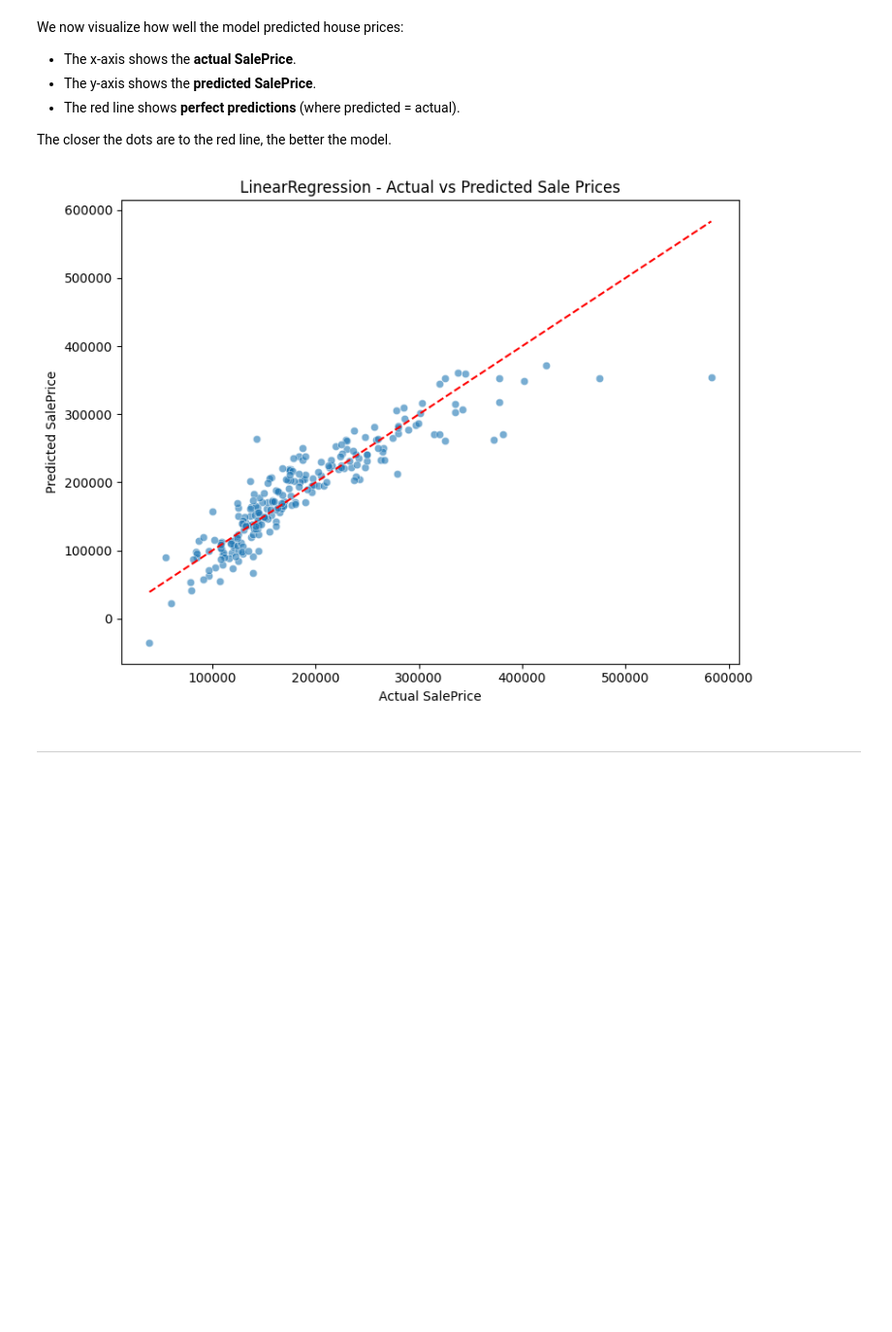
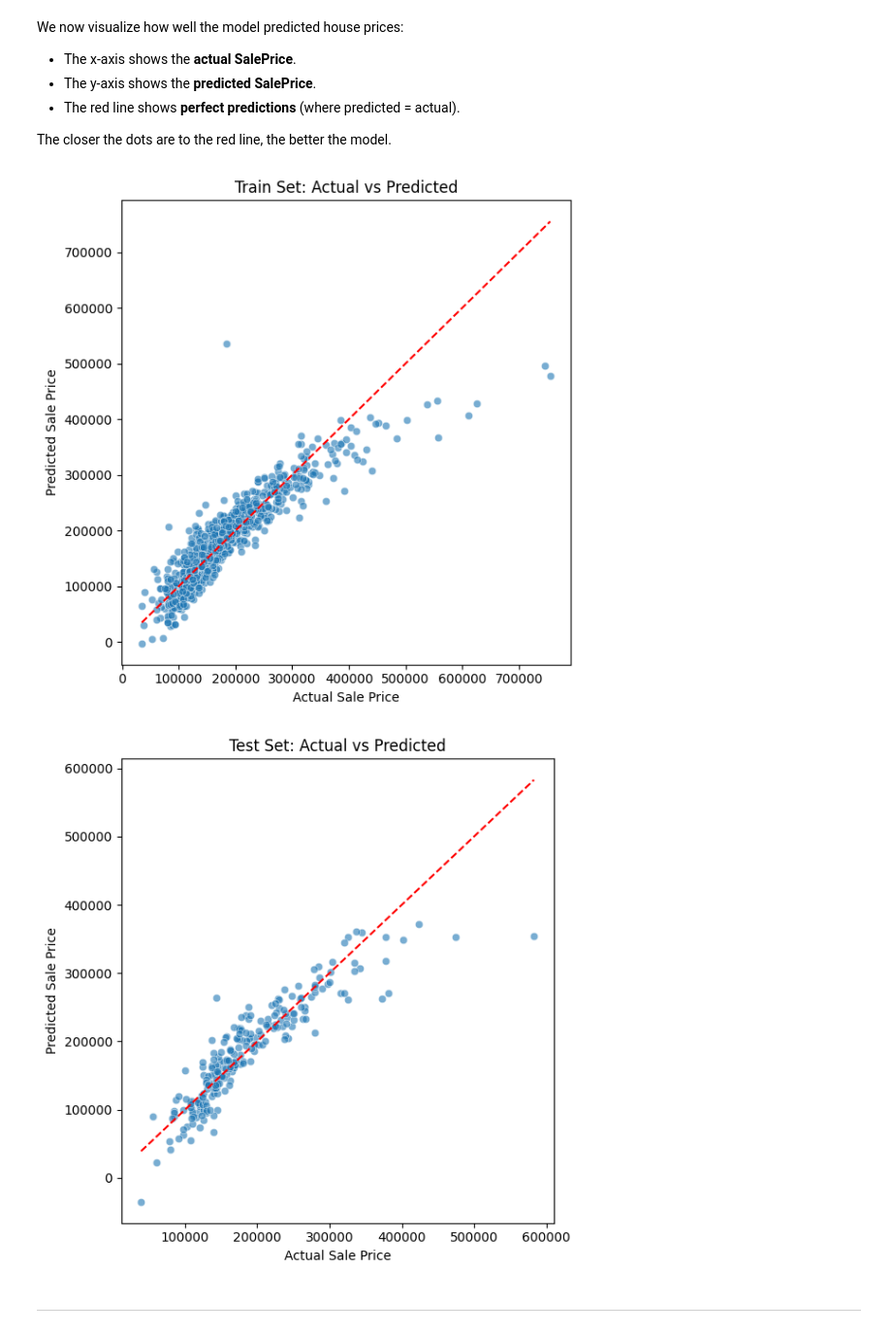
Before and after one commit to justynath/heritage-house-price-predictor, a Jupyter notebook: jupyter_notebooks/05 - Modeling and Evaluation.ipynb, the cells around one changed output. Shown: that part at 97% size. Drawn from its saved outputs; the diff is of its cells as text; code cells hidden in the pictures; blank space fills up the shorter version.

Commit message:
Improve model evaluation for dashboard

```diff
--- a/jupyter_notebooks/05 - Modeling and Evaluation.ipynb
+++ b/jupyter_notebooks/05 - Modeling and Evaluation.ipynb
@@ -274,18 +324,26 @@ We now visualize how well the model predicted house prices:
 
 The closer the dots are to the red line, the better the model.
 # %%
+# Plot Actual vs Predicted for Train and Test Sets
+
 import matplotlib.pyplot as plt
 import seaborn as sns
 
-plt.figure(figsize=(8, 6))
-sns.scatterplot(x=y_test, y=y_pred, alpha=0.6)
-plt.plot([y_test.min(), y_test.max()], [y_test.min(), y_test.max()], color='red', linestyle='--')
-plt.xlabel("Actual SalePrice")
-plt.ylabel("Predicted SalePrice")
-plt.title(f"{best_model_name} - Actual vs Predicted Sale Prices")
-plt.tight_layout()
-plt.show()
+def plot_actual_vs_pred(X, y, model, label):
+    preds = model.predict(X)
+    plt.figure(figsize=(6, 6))
+    sns.scatterplot(x=y, y=preds, alpha=0.6)
+    plt.plot([y.min(), y.max()], [y.min(), y.max()], '--', color='red')
+    plt.xlabel("Actual Sale Price")
+    plt.ylabel("Predicted Sale Price")
+    plt.title(f"{label} Set: Actual vs Predicted")
+    plt.tight_layout()
+    plt.show()
+
+plot_actual_vs_pred(X_train, y_train, best_pipeline, "Train")
+plot_actual_vs_pred(X_test, y_test, best_pipeline, "Test")
 # %% [output]
-[figure, old version]
+[figure, new version]
+[figure, added]
 # %% [markdown]
 ---
```
Also changed, not shown: parts of 16 cells of this notebook, 6 other files.
